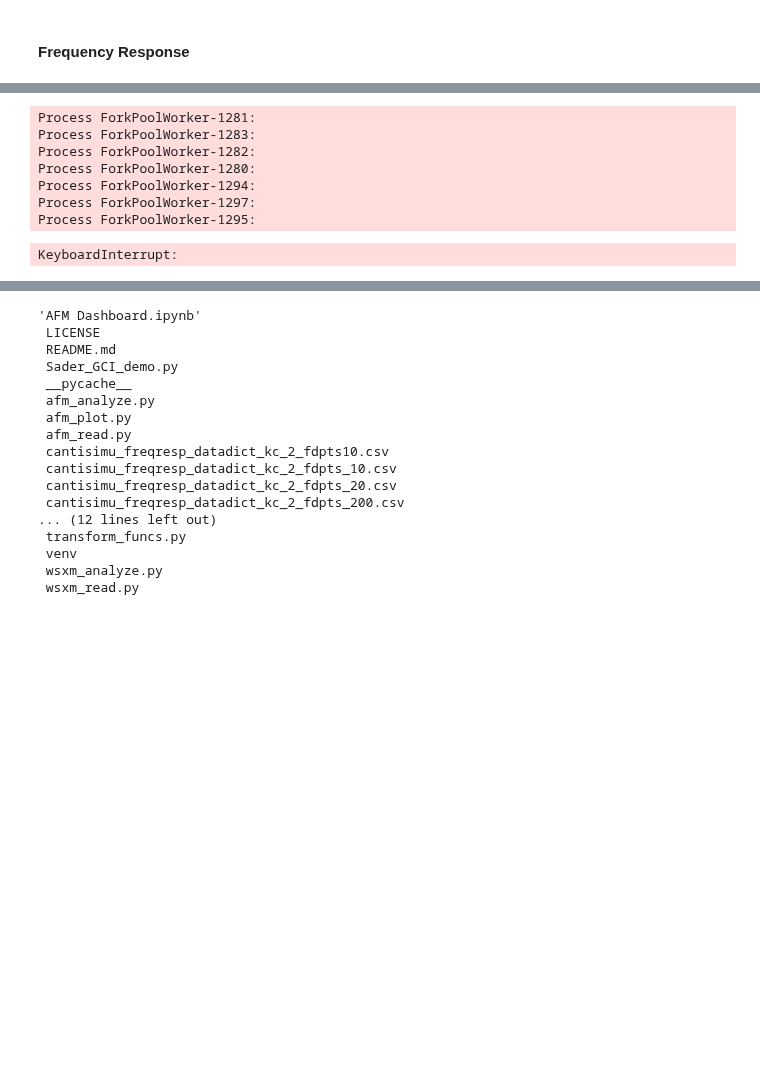
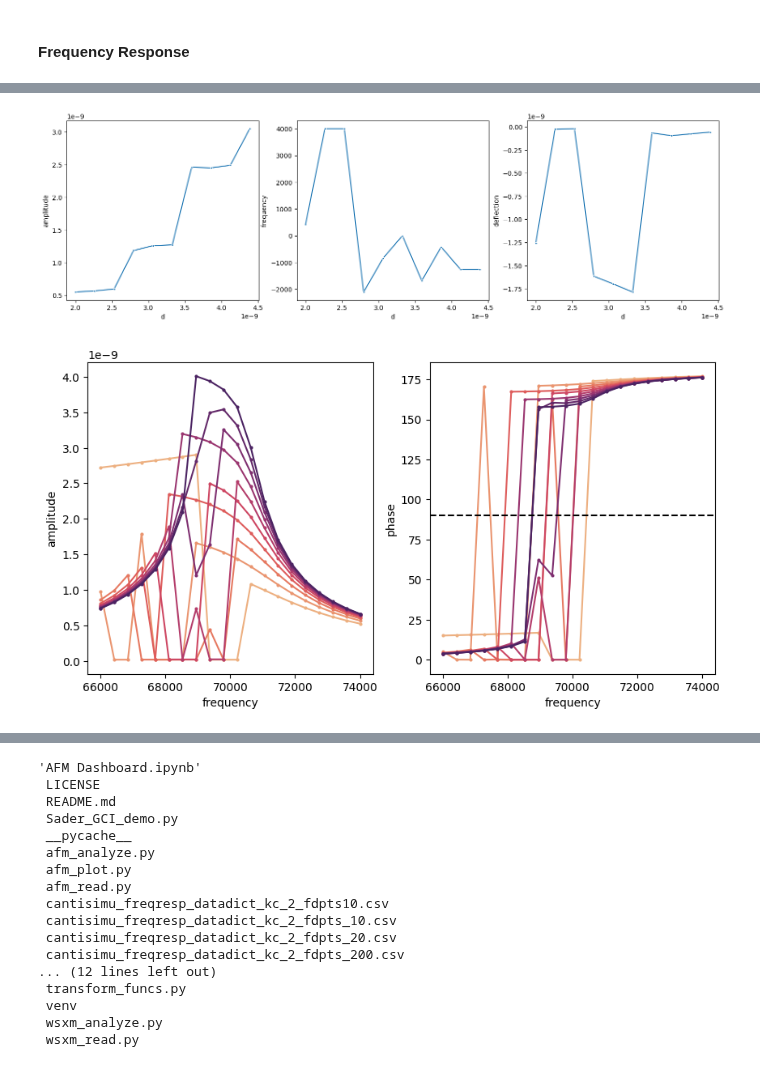
Before and after one commit to PranavSudersan/AFM-Dashboard, a Jupyter notebook: AFM Dashboard.ipynb, the cells around one changed output, grey strips where cells are left out. Drawn from its saved outputs; the diff is of its cells as text; code cells hidden in the pictures; blank space fills up the shorter version.

```diff
--- a/AFM Dashboard.ipynb
+++ b/AFM Dashboard.ipynb
@@ -6110,11 +6160,12 @@ spectro_datadf[spectro_datadf['d'] == d0_list[1]]['amplitude'].iloc[0]
 # d0_pts = 10 #number of points for force-distance
 # d0_list = np.linspace(d0_far, d0_near, d0_pts) #[8e-9, 7e-9, 6e-9] #tip-sample distance, rest (m)
 # # d0_list = d0_far + (d0_near - d0_far) * (np.linspace(0, 1, d0_pts))**(1/3) # = np.logspace(np.log(d0_far)/np.log(3),np.log(d0_near)/np.log(3),d0_pts, base=3)
-# d0_list = d0_list
 # fd_ini = 70e3 #drive frequency (Hz)
 fd_low, fd_up = fd_ini, fd_ini + 2*(fc-fd_ini)
-fd_pts = 10
+fd_pts = 20
 fd_list = np.linspace(fd_low, fd_up, fd_pts)
+# fd_list = [fd_low, 68105.31026903474]
+# fd_list = np.logspace(np.log(fd_low)/np.log(10), np.log(fd_up)/np.log(10), fd_pts)
 # fd_list = np.concatenate((np.linspace(fd_low, fd_up, fd_pts-1, endpoint=False),
 #                           np.linspace(fd_up, fd_low, fd_pts)), axis=None)
 # F0 = 10e-10 #drive amplitude (m)
@@ -6144,14 +6195,16 @@ fd_list = np.linspace(fd_low, fd_up, fd_pts)
 
 # #numerical method parameters
 # t0 = 0 #readjust this!
-v0 = 0 #check readjustment!
+# t0 = -wd_ini/(phase_ini*np.pi/180) if abs(phase_ini) > phase_zero else 0 #readjust this!
+# v0 = 0 #check readjustment!
+# x0 = amp_ini  #F0/(mc*gamma*wc) #theoretical free amplitude at resonance (far away)
 # x0 = 0 #F0/(mc*gamma*wc) #theoretical free amplitude at resonance (far away)
 # fs = 500*fc #10*wc*np.pi/(phase_res*180)  # Sampling frequency in Hz
 # dt = 1/fs #1/fd/20
 # n_osci = 1000#int(fd/freq_res) #number of oscillations
 # ss_osci = 100#int(n_osci/3) #number of steady state osci at end
 # t_end = n_osci/fd_ini #0.006 #dt*n_samples
-# # phase_tol = 0.1 #tolerance for zero phase (deg)
+
 # fd_step = 10 #initial freq step size (Hz) to calculate bounds for wd in bisection section (PLL simulation)
 
 # # freq_window = 10000 #Hz for finding resonance peak
@@ -6279,29 +6332,32 @@ def run_simulation(params):
     # global phase
     # phase = 90
     d0_i = params['d0']
-    v = v0
+    v = 0 #v0
     #get initial condition from spectroscopy simulation earlier. RUN THAT FIRST!
+    # x = amp_res if (d0_i-a0) > amp_res else (d0_i-a0)
     x = spectro_datadf[spectro_datadf['d'] == d0_i]['amplitude'].iloc[0] #x0 #if d0_i >= x0 else d0_i
     phase_i = spectro_datadf[spectro_datadf['d'] == d0_i]['phase'].iloc[0]
-    t = -wd_ini/(phase_i*np.pi/180) if phase_i != 0 else 0
+    t = (phase_i*np.pi/180)/wd_ini #if abs(phase_i) > phase_zero else 0
     # wd = wd_ini
-    simu_datadict = {'d': [], 'amplitude': [], 'phase': [], 'frequency': []}
+    simu_datadict = {'d': [], 'amplitude': [], 'phase': [], 'frequency': [], 'deflection': []}
     osci_dict = {'d': [], 't':[], 'x': [], 'v': []}
     # print('start')
     for fd_i in fd_list:
         wd = 2*np.pi*fd_i
-
-        amplitude, phase, t_list, v_list, x_list = solve_harmonic(v, x, d0=d0_i, wd=wd, t0=t) #, err_v_list, err_x_list
+        x_old = x
+        # print('guess', x, t, v)
+        amplitude, phase, deflection, t_list, v_list, x_list = solve_harmonic(v, x, d0=d0_i, wd=wd, t0=t) #, err_v_list, err_x_list
         #set initial conditions for next iteration
-        x = amplitude
+        # x = amp_res if (d0_i-a0) > amp_res else (d0_i-a0)
+        x = amplitude + (amplitude-x_old)**2 if (d0_i-a0) > amplitude else (d0_i-a0)
         v = 0
-        t = -wd/(phase*np.pi/180) if phase != 0 else 0
+        t = (phase*np.pi/180)/wd #if abs(phase) > phase_zero else 0
 
         simu_datadict['d'].append(d0_i)
         simu_datadict['amplitude'].append(amplitude)
         simu_datadict['phase'].append(phase)
         simu_datadict['frequency'].append(fd_i)
-
+        simu_datadict['deflection'].append(deflection)
         # osci_dict['d'] = osci_dict['d'] + [d0_i]*len(t_list)
         # osci_dict['t'] = osci_dict['t'] + t_list
         # osci_dict['x'] = osci_dict['x'] + x_list
@@ -6312,11 +6368,12 @@ def run_simulation(params):
         # print('RESULT', d0_i, amplitude, phase, fc-fd_i, exec_time_diff)# freq_peak-FT_omega[f_index]) (max(ss_x_list)-min(ss_x_list))/2
         # ax1[0][1].plot(t_list[-n_samples:], x_list[-n_samples:], label="cantilever", color=colors[d0_i])
         exec_time = exec_time_new
-        print(fd_i, d0_i)
+        # print(d0_i, fd_i, t, amplitude, phase, deflection, d0_i+deflection-amplitude)
     return simu_datadict, osci_dict
 
 if __name__ == "__main__":
-    params = [{'d0': d0_i} for d0_i in d0_list]
+    d0_list_simu = d0_list[-10:] #[d0_list[-10]] #d0_list[-10:] #[d0_list[-5]]
+    params = [{'d0': d0_i} for d0_i in d0_list_simu]
     # params = [
     #     {'d0': 0.1,},
     #     # {'phase_tol': 1e6},
@@ -6326,31 +6383,41 @@ if __name__ == "__main__":
         results = pool.map(run_simulation, params)
 
 print('finished')
+print(d0_list_simu)
+
 freqresp_datadict = pd.concat([pd.DataFrame(results_i[0]) for results_i in results])
 osci_datadict = pd.concat([pd.DataFrame(results_i[1]) for results_i in results])
 
-freqresp_spectro = {'d': [], 'amplitude': [], 'frequency': []}
-for d0_i in d0_list:
+freqresp_spectro = {'d': [], 'amplitude': [], 'frequency': [], 'deflection': []}
+for d0_i in d0_list_simu:
     temp = freqresp_datadict[freqresp_datadict['d']== d0_i]
     temp['phasecross'] = np.sign((temp['phase']-90)*(temp['phase']-90).shift(-1))
     cross_ind = temp['phasecross'].loc[lambda x: x==-1].index
-    freq_i = np.mean([temp['frequency'].iloc[cross_ind], temp['frequency'].iloc[cross_ind+1]])
-    amp_i = np.mean([temp['amplitude'].iloc[cross_ind], temp['amplitude'].iloc[cross_ind+1]])
+    if len(cross_ind) == 1:
+        freq_i = np.mean([temp['frequency'].iloc[cross_ind], temp['frequency'].iloc[cross_ind+1]])
+        amp_i = np.mean([temp['amplitude'].iloc[cross_ind], temp['amplitude'].iloc[cross_ind+1]])
+        defl_i = np.mean([temp['deflection'].iloc[cross_ind], temp['deflection'].iloc[cross_ind+1]])
+    else:
+        freq_i = temp['frequency'].iloc[-1]
+        amp_i = temp['amplitude'].iloc[-1]
+        defl_i = temp['deflection'].iloc[-1]
     freqresp_spectro['d'].append(d0_i)
     freqresp_spectro['amplitude'].append(amp_i)
     freqresp_spectro['frequency'].append(freq_i-fc)
+    freqresp_spectro['deflection'].append(defl_i)
 freqresp_spectro_df = pd.DataFrame(freqresp_spectro)
 
-fig4, ax4 = plt.subplots(1, 2, figsize=(12,5))
+fig4, ax4 = plt.subplots(1, 3, figsize=(18,5))
 sns.lineplot(data=freqresp_spectro_df, x='d', y='amplitude', legend=False, ax=ax4[0], marker='.')
 sns.lineplot(data=freqresp_spectro_df, x='d', y='frequency', legend=False, ax=ax4[1], marker='.')
+sns.lineplot(data=freqresp_spectro_df, x='d', y='deflection', legend=False, ax=ax4[2], marker='.')
 plt.show()
 
 fig3, ax3 = plt.subplots(1, 2, figsize=(10,5))
 sns.lineplot(data=freqresp_datadict, x='frequency', y='amplitude', hue='d', palette='flare',
-             sort=False, estimator=None, legend=False, ax=ax3[0]) # marker='.', markeredgewidth=0,
+             sort=False, estimator=None, legend=False, ax=ax3[0], marker='.', markeredgewidth=0)
 sns.lineplot(data=freqresp_datadict, x='frequency', y='phase', hue='d', palette='flare',
-             sort=False, estimator=None, legend=False, ax=ax3[1])  #marker='.', markeredgewidth=0,
+             sort=False, estimator=None, legend=False, ax=ax3[1], marker='.', markeredgewidth=0)
 ax3[1].axhline(90, linestyle='--', color='k')
 # handles, labels = ax3[0].get_legend_handles_labels()
 # new_labels = [f"{float(label):.2e}" for label in labels]
@@ -6361,7 +6428,8 @@ plt.show()
 # sns.lineplot(data=osci_datadict, x='t', y='x')
 # plt.show()
 
-# freqresp_datadict.to_csv(f'data/cantisimu_freqresp_datadict_kc_{kc}_fdpts_{fd_pts}.csv')
-# freqresp_spectro_df.to_csv(f'data/cantisimu_freqresp_spectro_kc_{kc}_fdpts_{fd_pts}.csv')
+# timestamp = datetime.datetime.now().strftime('%y%m%d-%H%M%S')
+# freqresp_datadict.to_csv(f'data/cantisimu_freqresp_datadict_kc_{kc}_fdpts_{fd_pts}_{timestamp}.csv')
+# freqresp_spectro_df.to_csv(f'data/cantisimu_freqresp_spectro_kc_{kc}_fdpts_{fd_pts}_{timestamp}.csv')
 # print('saved')
 # %% [output]
@@ -6385,11 +6440,5 @@ plt.show()
-Process ForkPoolWorker-1281:
-Process ForkPoolWorker-1283:
-Process ForkPoolWorker-1282:
-Process ForkPoolWorker-1280:
-Process ForkPoolWorker-1294:
-Process ForkPoolWorker-1297:
-Process ForkPoolWorker-1295:
-KeyboardInterrupt:
+[figure, added]
+[figure, added]
 # %%
 # freqresp_datadict = simu_results
 d0_unique = freqresp_datadict['d'].unique()
```
Also changed, not shown: parts of 7 cells of this notebook.
